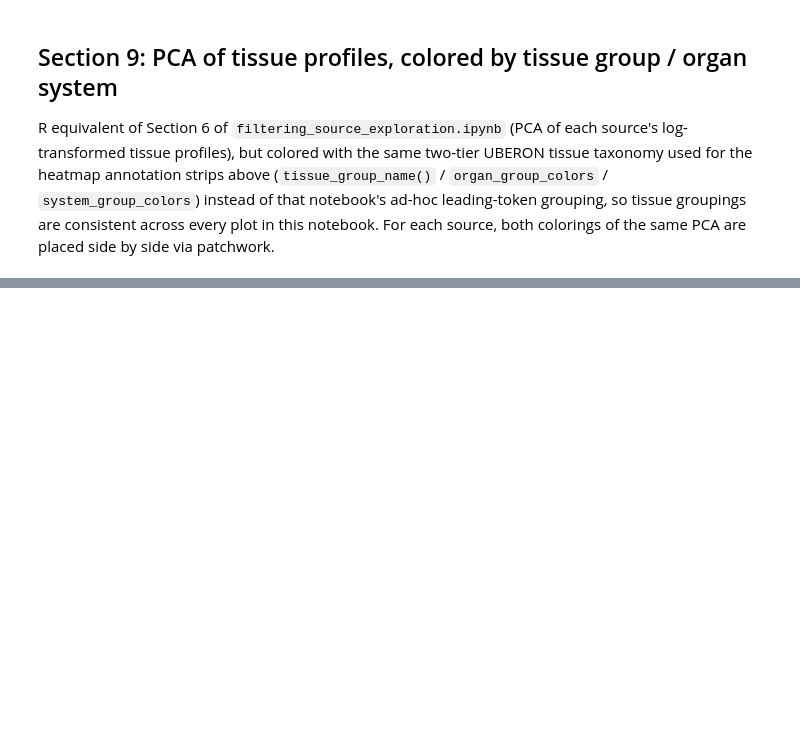
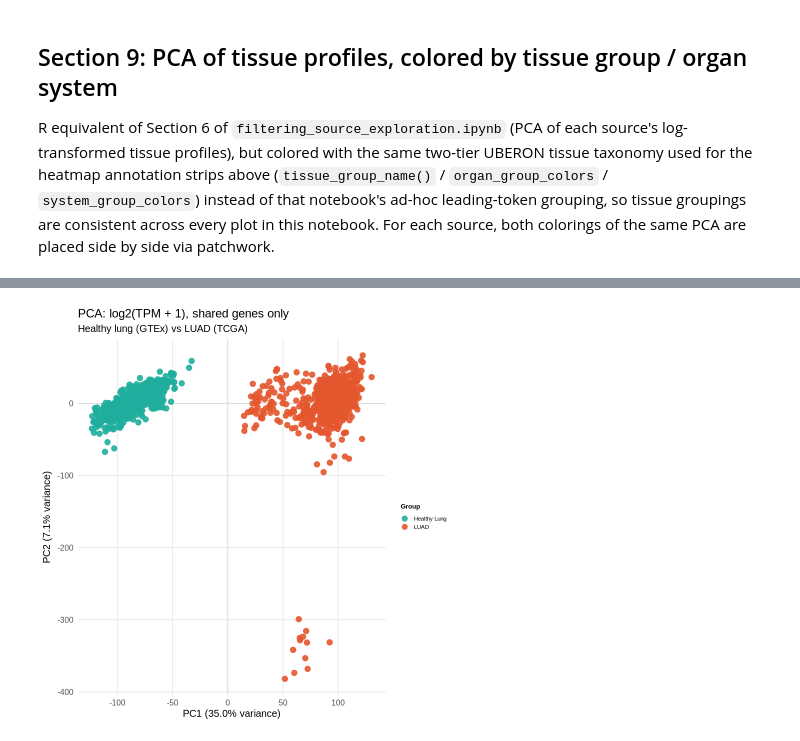
Before and after one commit to Schansiate/bachelor_thesis, a Jupyter notebook: tissue_clustering_heatmaps.ipynb, the cells around one changed output, grey strips where cells are left out. Cells and saved outputs as stored; diff of their text form; code cells hidden in the pictures; blank space fills up the shorter version.

```diff
--- a/tissue_clustering_heatmaps.ipynb
+++ b/tissue_clustering_heatmaps.ipynb
@@ -644,0 +702,64 @@ plot_source_pca_pair(
+# %%
+# Per-sample counterpart of read_tcga_cohort_median_log(): same version- and
+# PAR_Y-duplicate handling, but keeps every sample column instead of
+# collapsing to one cohort-median column. Values are already log2(TPM + 1).
+read_tcga_cohort_samples_log <- function(path) {
+  dt <- fread(path, header = TRUE)  # native .gz support, see read_gtex_samples_ensembl()
+  sample_cols <- colnames(dt)[-1]
+  ids <- sub("\\..*$", "", dt[[1]])          # drop Ensembl version / _PAR_Y suffix
+  mat <- as.matrix(dt[, ..sample_cols])
+  collapse_duplicate_rows_median(mat, ids)
+}
+
+luad_samples_log <- read_tcga_cohort_samples_log(LUAD_RAW_FILE)
+# %%
+# Join on shared Ensembl genes (prefixed by group), same pattern as the
+# combined heatmaps above.
+gtex_lung_prefixed <- gtex_lung_samples_log
+colnames(gtex_lung_prefixed) <- paste0("Healthy_Lung_", colnames(gtex_lung_prefixed))
+
+luad_prefixed <- luad_samples_log
+colnames(luad_prefixed) <- paste0("LUAD_", colnames(luad_prefixed))
+
+shared_genes_lung_luad <- intersect(rownames(gtex_lung_prefixed), rownames(luad_prefixed))
+lung_luad_log <- cbind(
+  gtex_lung_prefixed[shared_genes_lung_luad, ],
+  luad_prefixed[shared_genes_lung_luad, ]
+)
+
+lung_luad_group <- ifelse(startsWith(colnames(lung_luad_log), "LUAD_"), "LUAD", "Healthy Lung")
+LUNG_LUAD_COLORS <- c("Healthy Lung" = "#1FAE9D", "LUAD" = "#E4572E")
+
+# Same PCA construction as pca_scores_for_source() in Section 9 (samples as
+# observations, zero-variance genes dropped, centered but not scaled), just
+# grouped by Healthy Lung / LUAD instead of by tissue/organ-system.
+pca_lung_luad <- function(log_mat, group) {
+  mat <- log_mat
+  mat[is.na(mat)] <- 0
+  data <- t(mat)
+  keep <- apply(data, 2, function(col) sd(col) > 0)
+  data <- data[, keep, drop = FALSE]
+
+  pca <- prcomp(data, center = TRUE, scale. = FALSE)
+  var_explained <- (pca$sdev^2 / sum(pca$sdev^2))[1:2]
+
+  scores <- as.data.frame(pca$x[, 1:2])
+  colnames(scores) <- c("PC1", "PC2")
+  scores$Group <- group
+  attr(scores, "var_explained") <- var_explained
+  scores
+}
+
+lung_luad_scores <- pca_lung_luad(lung_luad_log, lung_luad_group)
+
+# Reuses plot_pca_panel() from Section 9 - it only needs a "var_explained"
+# attribute and a grouping column, both of which pca_lung_luad() provides.
+p_lung_luad_pca <- plot_pca_panel(
+  lung_luad_scores, "Group", LUNG_LUAD_COLORS, "Healthy lung (GTEx) vs LUAD (TCGA)"
+) +
+  ggtitle("PCA: log2(TPM + 1), shared genes only")
+
+ggsave(file.path(OUT_ROOT, "gtex_lung_vs_tcga_luad_pca_R.png"), p_lung_luad_pca, width = 8, height = 6.5, dpi = 200)
+p_lung_luad_pca
+# %% [output]
+[figure, added]
```
Also changed, not shown: parts of 24 cells of this notebook, 1 other file.
